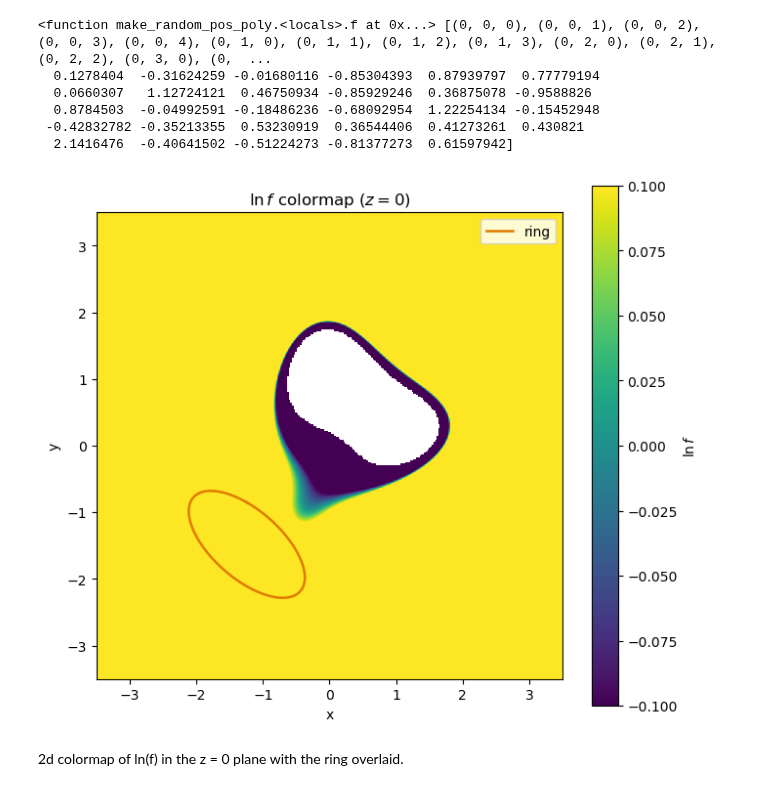
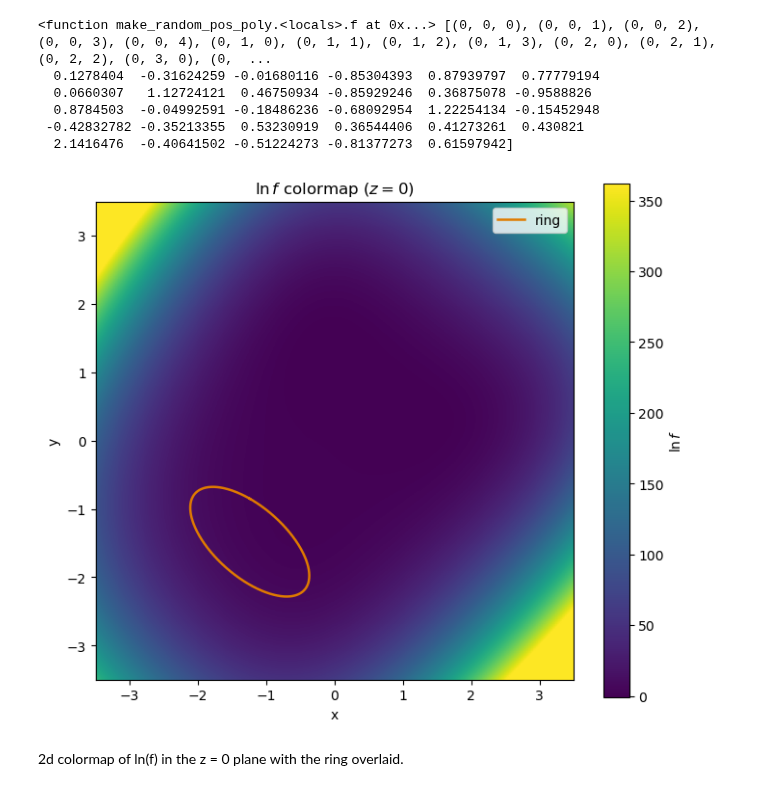
Before and after one commit to Erin-Shu/GAEL, a Jupyter notebook: Least_Squares_Example2.ipynb, the cells around one changed output. Drawn from its saved outputs; the diff is of its cells as text; code cells hidden in the pictures.

```diff
--- a/Least_Squares_Example2.ipynb
+++ b/Least_Squares_Example2.ipynb
@@ -148,24 +149,24 @@ print(f, monomials, coeffs)
 # %%
 # Log-polynomial colormap
 ext = radius + np.linalg.norm(center[:2]) + 0.5
 xs, ys = np.linspace(-ext, ext, 300), np.linspace(-ext, ext, 300)
 X, Y = np.meshgrid(xs, ys)
-Z = np.log(f_inner(X, Y, np.zeros_like(X)))
+Z = f_inner(X, Y, np.zeros_like(X))
 
 fig, ax = plt.subplots(figsize=(7, 6))
 vmin, vmax = np.percentile(Z, [2, 98])   # robust range, no longer symmetric
 im = ax.imshow(Z, origin="lower", extent=[-ext, ext, -ext, ext],
                cmap="viridis", vmin=vmin, vmax=vmax)
 fig.colorbar(im, ax=ax, label=r"$\ln f$")
 phi_foot = np.linspace(0, 2*np.pi, 500)
 pts_foot = ring_points(center, u, v, radius, phi_foot)
 ax.plot(pts_foot[:, 0], pts_foot[:, 1], color="#e07b00", lw=1.8, label="ring")
 ax.set(title=r"$\ln f$ colormap ($z=0$)", xlabel="x", ylabel="y")
 ax.legend()
 plt.tight_layout()
 plt.show()
 # %% [output]
-[figure, old version]
+[figure, new version]
 # %% [markdown]
 2d colormap of ln(f) in the z = 0 plane with the ring overlaid.
 # %%
```
Also changed, not shown: parts of 4 cells of this notebook, 1 other file.
